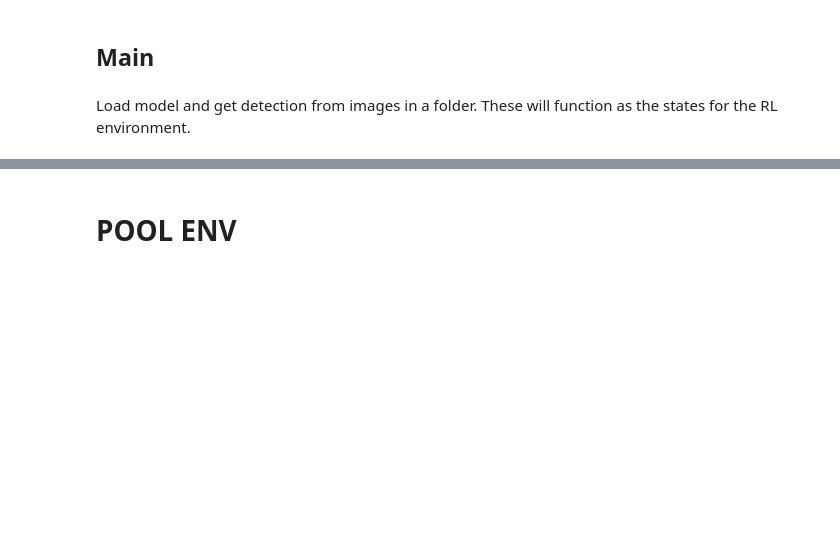
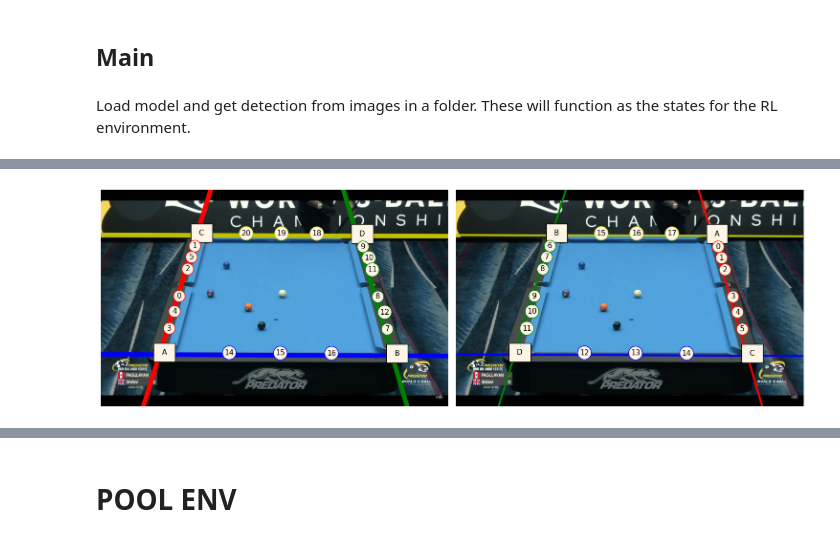
Before and after one commit to viktorseba/pix2pockets, a Jupyter notebook: pix2pockets_demo.ipynb, the cells around one changed output, grey strips where cells are left out. Cells and saved outputs as stored; diff of their text form; code cells hidden in the pictures; blank space fills up the shorter version.

```diff
--- a/pix2pockets_demo.ipynb
+++ b/pix2pockets_demo.ipynb
@@ -124,18 +100,16 @@ saved to plot_export\plot_bboxes_0.png
 # %%
 %matplotlib inline
 # Use HomographyMapping to extract lines and convert to RL environment format
 
-label = 't' # used for saving files only
-thres = 3
+# TODO: eliminate use of label and check angleratio use
+Object = HomographyMapping(label='',
+                           detections=detections,
+                           thres=3,
+                           im=image,
+                           datanum=datanum,
+                           savepath=save_folder)
 
-dots_newformat = detections[detections[:, 5]==4]
-balls_newformat = detections[detections[:, 5]!=4]
-
-Object = HomographyMapping(label,dots_newformat[:,0:2],thres,image_as_cv2,balls_newformat,datanum,save_folder)
-Object.extract_lines()
-
-# Object.plot_lines(save=True)
+Object.plot_lines(save=True)
 # Object.plot_template(save=True)
-
-# extract results from topview image
-H, template_points, found_points, ball_H, dist_error, viewtype, warpedim = Object.extract_things_we_might_need()
+# %% [output]
+[figure, added]
```
Also changed, not shown: parts of 20 cells of this notebook, 14 other files.
